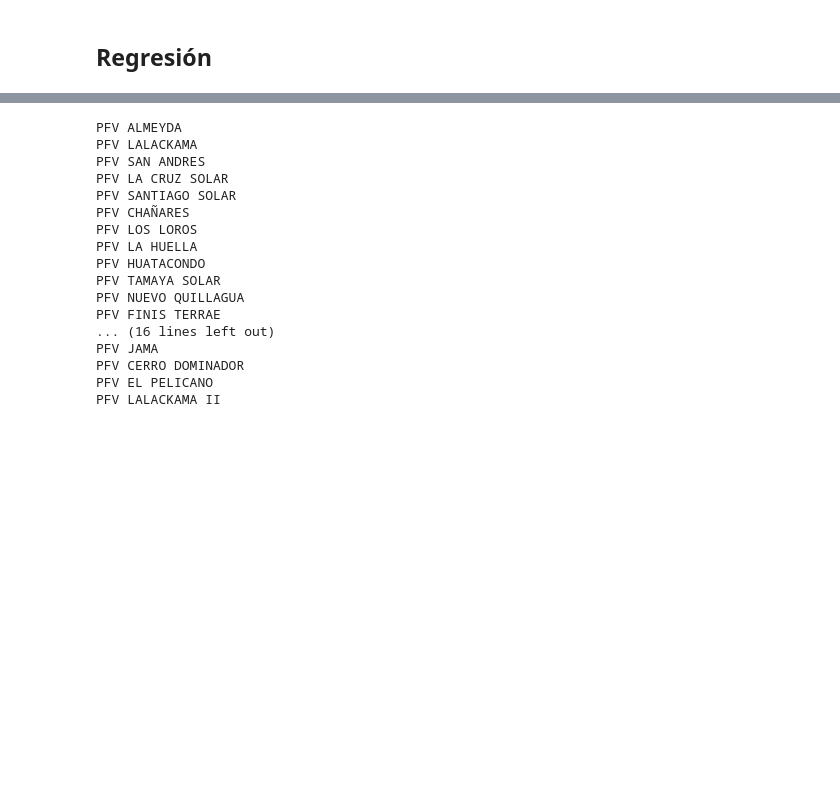
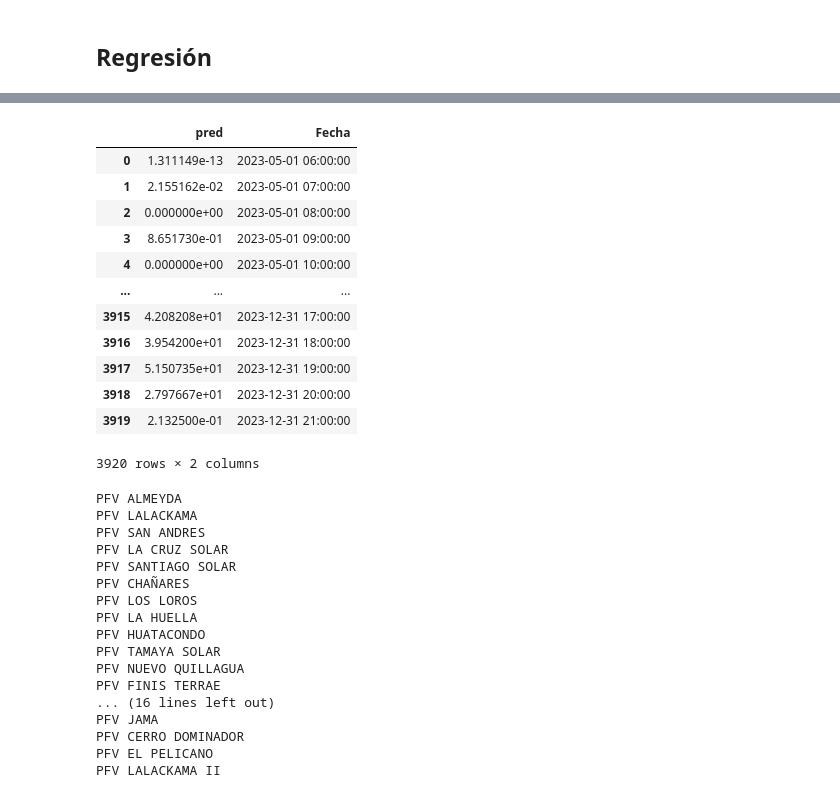
Before and after one commit to Ismael-Rods/Memoria, a Jupyter notebook: regresión _lineal.ipynb, the cells around one changed output, grey strips where cells are left out. Drawn from its saved outputs; the diff is of its cells as text; code cells hidden in the pictures; blank space fills up the shorter version.

```diff
--- a/regresión _lineal.ipynb
+++ b/regresión _lineal.ipynb
@@ -982,3 +998,19 @@ NameError: name 'consolidado' is not defined
+# %%
+consolidado['PFV ALMEYDA']['predicciones']#.iloc[(31)*int(consolidado['PFV ALMEYDA']['parametros']['filas_por_dia']):]
+# %% [output]
+|  | pred | Fecha |
+| 0 | 1.311149e-13 | 2023-05-01 06:00:00 |
+| 1 | 2.155162e-02 | 2023-05-01 07:00:00 |
+| 2 | 0.000000e+00 | 2023-05-01 08:00:00 |
+| 3 | 8.651730e-01 | 2023-05-01 09:00:00 |
+| 4 | 0.000000e+00 | 2023-05-01 10:00:00 |
+| ... | ... | ... |
+| 3915 | 4.208208e+01 | 2023-12-31 17:00:00 |
+| 3916 | 3.954200e+01 | 2023-12-31 18:00:00 |
+| 3917 | 5.150735e+01 | 2023-12-31 19:00:00 |
+| 3918 | 2.797667e+01 | 2023-12-31 20:00:00 |
+| 3919 | 2.132500e-01 | 2023-12-31 21:00:00 |
+3920 rows × 2 columns
 # %%
 centrales = df_limpio['Nombre'].unique()[:]
 # Crear un diccionario para almacenar las predicciones de cada central
```
Also changed, not shown: parts of 9 cells of this notebook, 1 other file.
